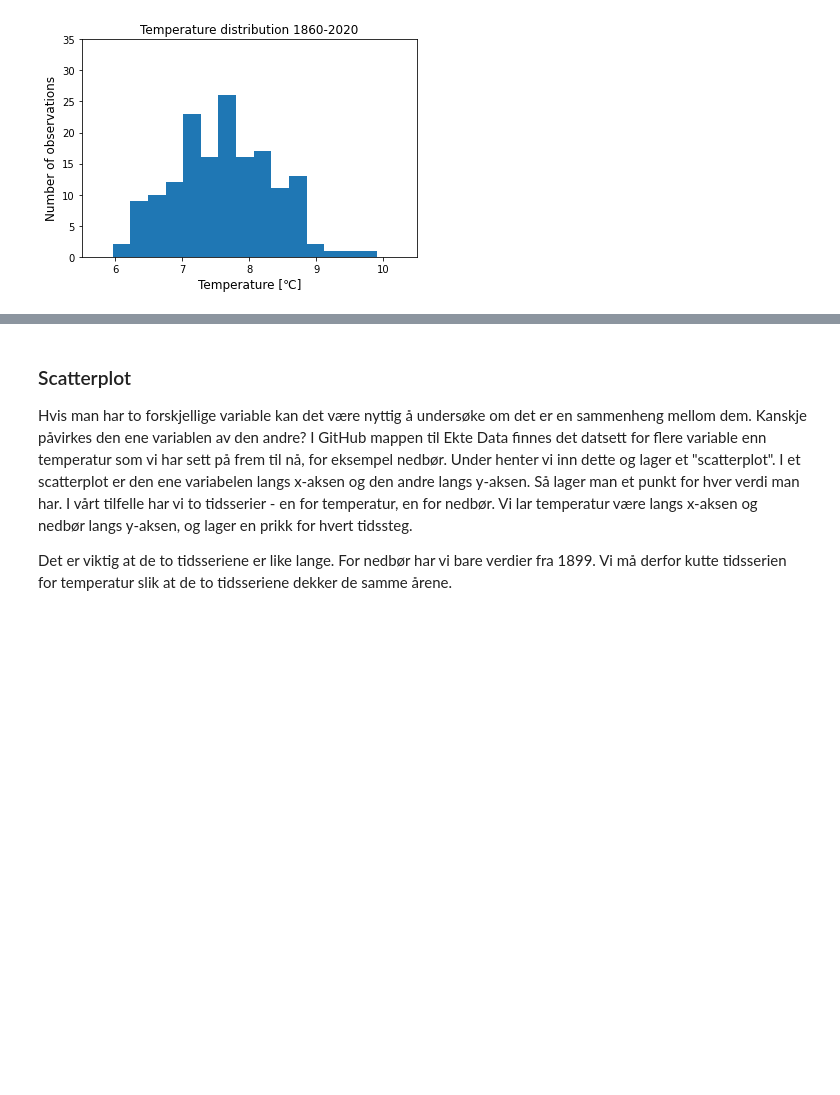
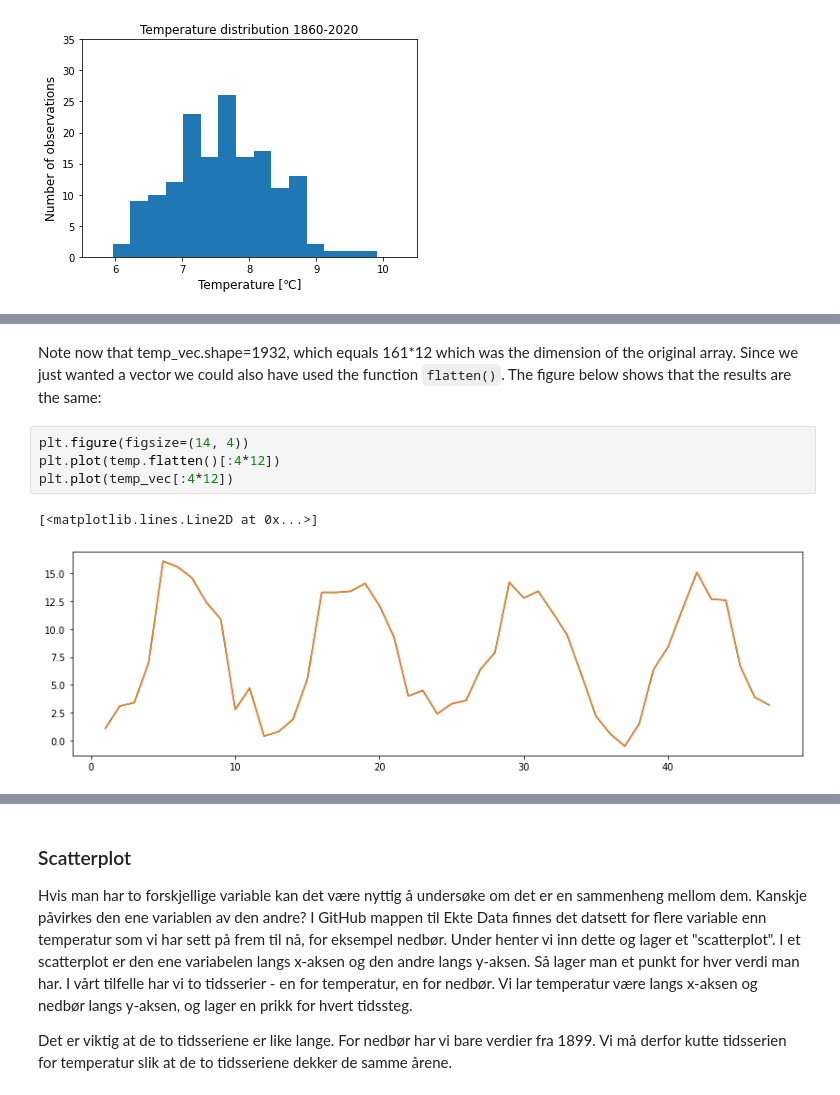
Before and after one commit to julienweihs/GEOF, a Jupyter notebook: Jupyter/Figures.ipynb, the cells around one changed output, grey strips where cells are left out. Saved outputs shown, nothing was run; the diff lists cells and outputs as text; blank space fills up the shorter version.

```diff
--- a/Jupyter/Figures.ipynb
+++ b/Jupyter/Figures.ipynb
@@ -146,0 +158,9 @@ Se tilbake på verdiene av gjennomsnitt, median og standardavvik fra oppgave 3.
+# %% [markdown]
+Note now that temp_vec.shape=1932, which equals 161*12 which was the dimension of the original array. Since we just wanted a vector we could also have used the function `flatten()`. The figure below shows that the results are the same:
+# %%
+plt.figure(figsize=(14, 4))
+plt.plot(temp.flatten()[:4*12])
+plt.plot(temp_vec[:4*12])
+# %% [output]
+[<matplotlib.lines.Line2D at 0x...>]
+[figure, added]
```
Also changed, not shown: parts of 16 cells of this notebook.
